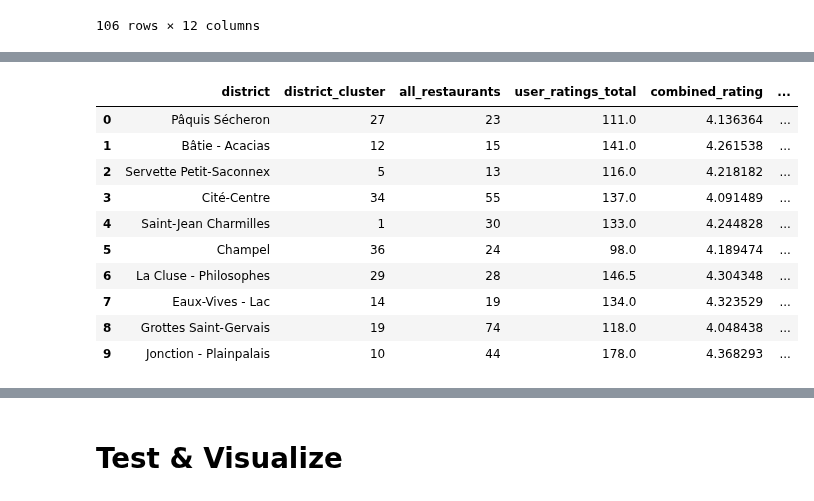
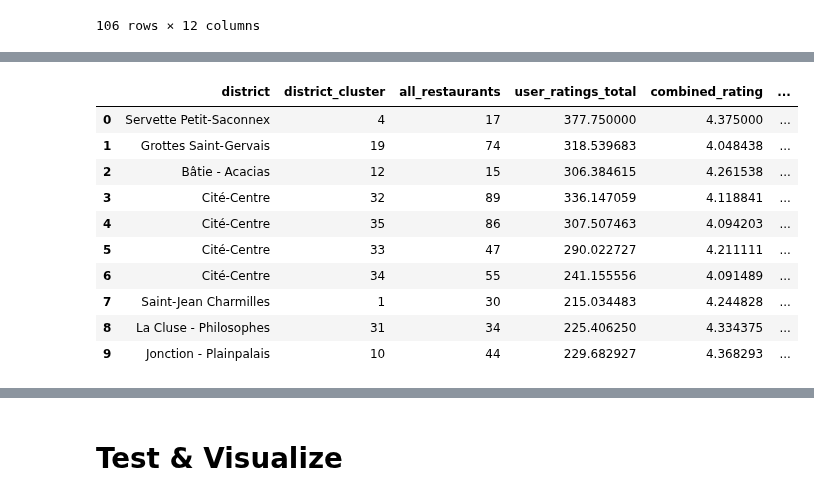
Before and after one commit to burakonurlu/best_restaurant_location, a Jupyter notebook: notebooks/burak_select_location_v1_05.ipynb, the cells around one changed output, grey strips where cells are left out. Cells and saved outputs as stored; diff of their text form; code cells hidden in the pictures.

```diff
--- a/notebooks/burak_select_location_v1_05.ipynb
+++ b/notebooks/burak_select_location_v1_05.ipynb
@@ -212,4 +220,39 @@ def score_data(data, rest_district, rest_category_main, rest_category):
     df_output = pd.concat([df_merged, df_score], axis=1)\
         .merge(df_cluster_centers, how='left', on='district_cluster')
     return df_output
+# %%
+def score_data(data, rest_district, rest_category_main, rest_category, score_com, score_pop, score_sat):
+    """
+    Normalizes merged data set and create a custom scoring
+    """
+    # create merged data set
+    df_merged = merge_data(data, rest_district, rest_category_main, rest_category)
+
+    # normalization
+    scaler = MinMaxScaler()
+    cols = df_merged.drop(columns=['district','district_cluster'])
+    scaler.fit(cols)
+    df_score = pd.DataFrame(scaler.transform(cols), columns=cols.columns+'_norm')
+
+    # scoring
+
+    if rest_category == 'All':
+        score_tot = score_com + score_pop + score_sat
+        df_score['score'] = (score_com * (1-df_score['all_restaurants_norm'])\
+                            +score_pop * df_score['user_ratings_total_norm']\
+                            +score_sat * (1-df_score['combined_rating_norm']))\
+                            / score_tot
+
+    else:
+        score_tot = 2 * score_com + score_pop + score_sat
+        df_score['score'] = (score_com * (1-df_score['all_restaurants_norm'])\
+                            +score_pop * df_score['user_ratings_total_norm']\
+                            +score_sat * (1-df_score['combined_rating_norm'])
+                            +score_com * (1-df_score[f'{rest_category.lower()}_restaurants_norm']))\
+                            / score_tot
+
+    # create output data_set
+    df_output = pd.concat([df_merged, df_score], axis=1)\
+        .merge(df_cluster_centers, how='left', on='district_cluster')
+    return df_output
 # %%
@@ -223,5 +286,5 @@ score_data(data, 'Cité-Centre', 'American', 'Mexican')
 # %%
-def pick_location(data, rest_district, rest_category_main, rest_category):
+def pick_location(data, rest_district, rest_category_main, rest_category, score_com, score_pop, score_sat):
     """
     Select best / worst location based on custom scoring
     """
@@ -230,8 +293,10 @@ def pick_location(data, rest_district, rest_category_main, rest_category):
     else:
         n = 1
 
-    best_location = score_data(data, rest_district, rest_category_main, rest_category).nlargest(n, 'score').reset_index(drop=True)
-    worst_location = score_data(data, rest_district, rest_category_main, rest_category).nsmallest(n, 'score').reset_index(drop=True)
+    best_location = score_data(data, rest_district, rest_category_main, rest_category, score_com, score_pop, score_sat)\
+        .nlargest(n, 'score').reset_index(drop=True)
+    worst_location = score_data(data, rest_district, rest_category_main, rest_category, score_com, score_pop, score_sat)\
+        .nsmallest(n, 'score').reset_index(drop=True)
 
     return best_location, worst_location
 # %%
@@ -252,17 +332,17 @@ pick_location(data, 'All', 'American', 'Mexican')[0]
 # %%
 # best locations
-pick_location(data, 'All', 'All', 'All')[0]
+pick_location(data, 'All', 'All', 'All', 1, 4, 1)[0]
 # %% [output]
 |  | district | district_cluster | all_restaurants | user_ratings_total | combined_rating | ... |
-| 0 | Pâquis Sécheron | 27 | 23 | 111.0 | 4.136364 | ... |
-| 1 | Bâtie - Acacias | 12 | 15 | 141.0 | 4.261538 | ... |
-| 2 | Servette Petit-Saconnex | 5 | 13 | 116.0 | 4.218182 | ... |
-| 3 | Cité-Centre | 34 | 55 | 137.0 | 4.091489 | ... |
-| 4 | Saint-Jean Charmilles | 1 | 30 | 133.0 | 4.244828 | ... |
-| 5 | Champel | 36 | 24 | 98.0 | 4.189474 | ... |
-| 6 | La Cluse - Philosophes | 29 | 28 | 146.5 | 4.304348 | ... |
-| 7 | Eaux-Vives - Lac | 14 | 19 | 134.0 | 4.323529 | ... |
-| 8 | Grottes Saint-Gervais | 19 | 74 | 118.0 | 4.048438 | ... |
-| 9 | Jonction - Plainpalais | 10 | 44 | 178.0 | 4.368293 | ... |
+| 0 | Servette Petit-Saconnex | 4 | 17 | 377.750000 | 4.375000 | ... |
+| 1 | Grottes Saint-Gervais | 19 | 74 | 318.539683 | 4.048438 | ... |
+| 2 | Bâtie - Acacias | 12 | 15 | 306.384615 | 4.261538 | ... |
+| 3 | Cité-Centre | 32 | 89 | 336.147059 | 4.118841 | ... |
+| 4 | Cité-Centre | 35 | 86 | 307.507463 | 4.094203 | ... |
+| 5 | Cité-Centre | 33 | 47 | 290.022727 | 4.211111 | ... |
+| 6 | Cité-Centre | 34 | 55 | 241.155556 | 4.091489 | ... |
+| 7 | Saint-Jean Charmilles | 1 | 30 | 215.034483 | 4.244828 | ... |
+| 8 | La Cluse - Philosophes | 31 | 34 | 225.406250 | 4.334375 | ... |
+| 9 | Jonction - Plainpalais | 10 | 44 | 229.682927 | 4.368293 | ... |
 # %%
 # worst locations
```
Also changed, not shown: parts of 31 cells of this notebook, 1 other file.
